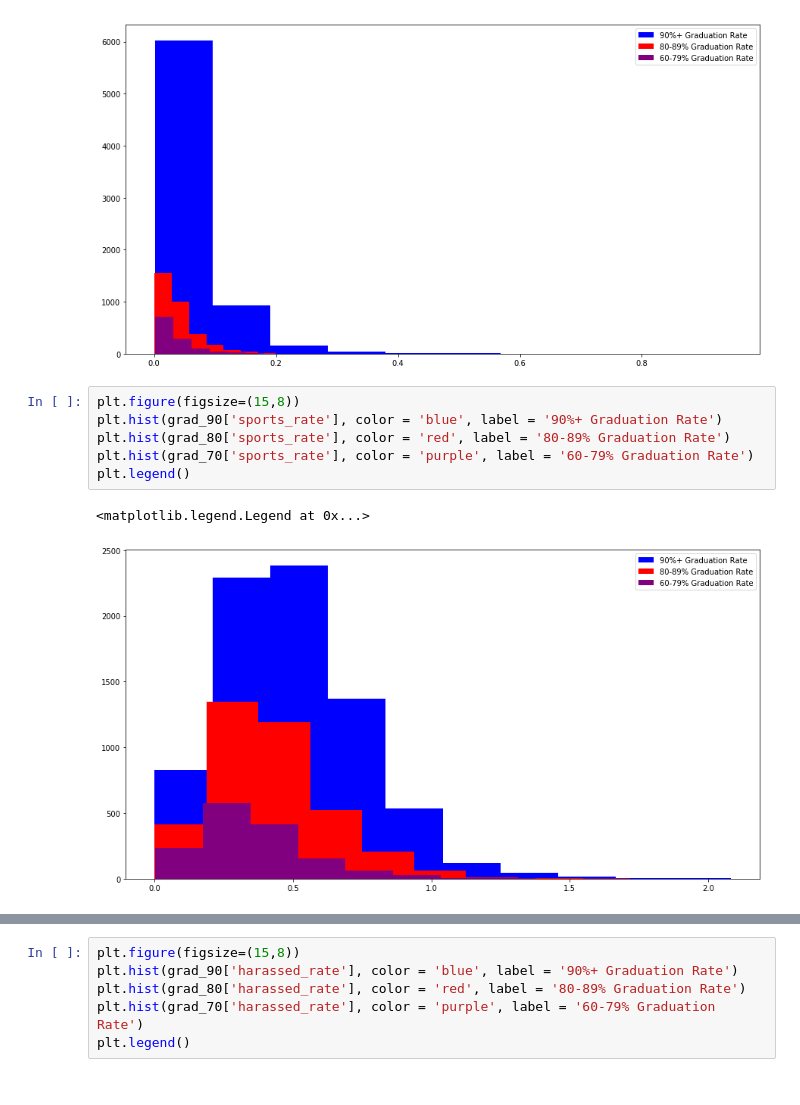
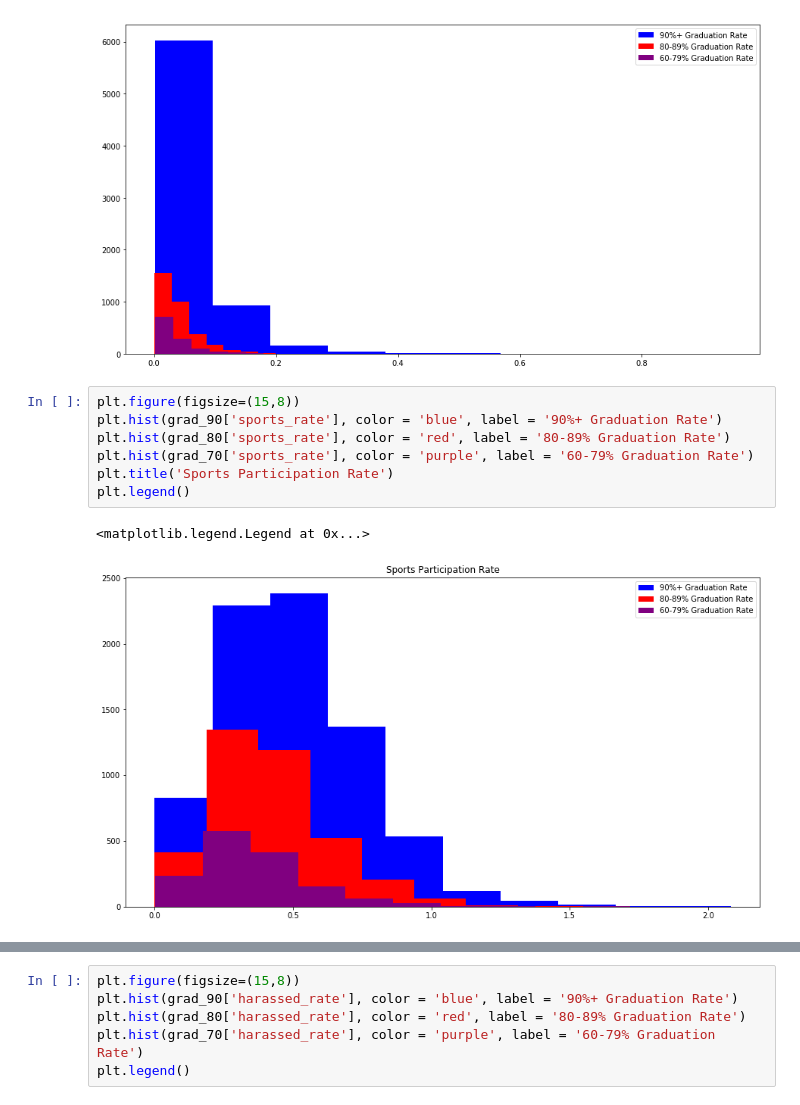
Before and after one commit to hlevymyers/absenteeism_project, a Jupyter notebook: notebooks/Simple_numbers.ipynb, the cells around one changed output, grey strips where cells are left out. Drawn from its saved outputs; the diff is of its cells as text.

```diff
--- a/notebooks/Simple_numbers.ipynb
+++ b/notebooks/Simple_numbers.ipynb
@@ -153,12 +154,13 @@ plt.legend()
 # %%
 plt.figure(figsize=(15,8))
 plt.hist(grad_90['sports_rate'], color = 'blue', label = '90%+ Graduation Rate')
 plt.hist(grad_80['sports_rate'], color = 'red', label = '80-89% Graduation Rate')
 plt.hist(grad_70['sports_rate'], color = 'purple', label = '60-79% Graduation Rate')
+plt.title('Sports Participation Rate')
 plt.legend()
 # %% [output]
 <matplotlib.legend.Legend at 0x...>
-[figure, old version]
+[figure, new version]
 # %%
 plt.figure(figsize=(15,8))
 plt.hist(grad_90['suspensed_day_rate'], color = 'blue', label = '90%+ Graduation Rate')
```
Also changed, not shown: parts of 3 cells of this notebook, 2 other files.
